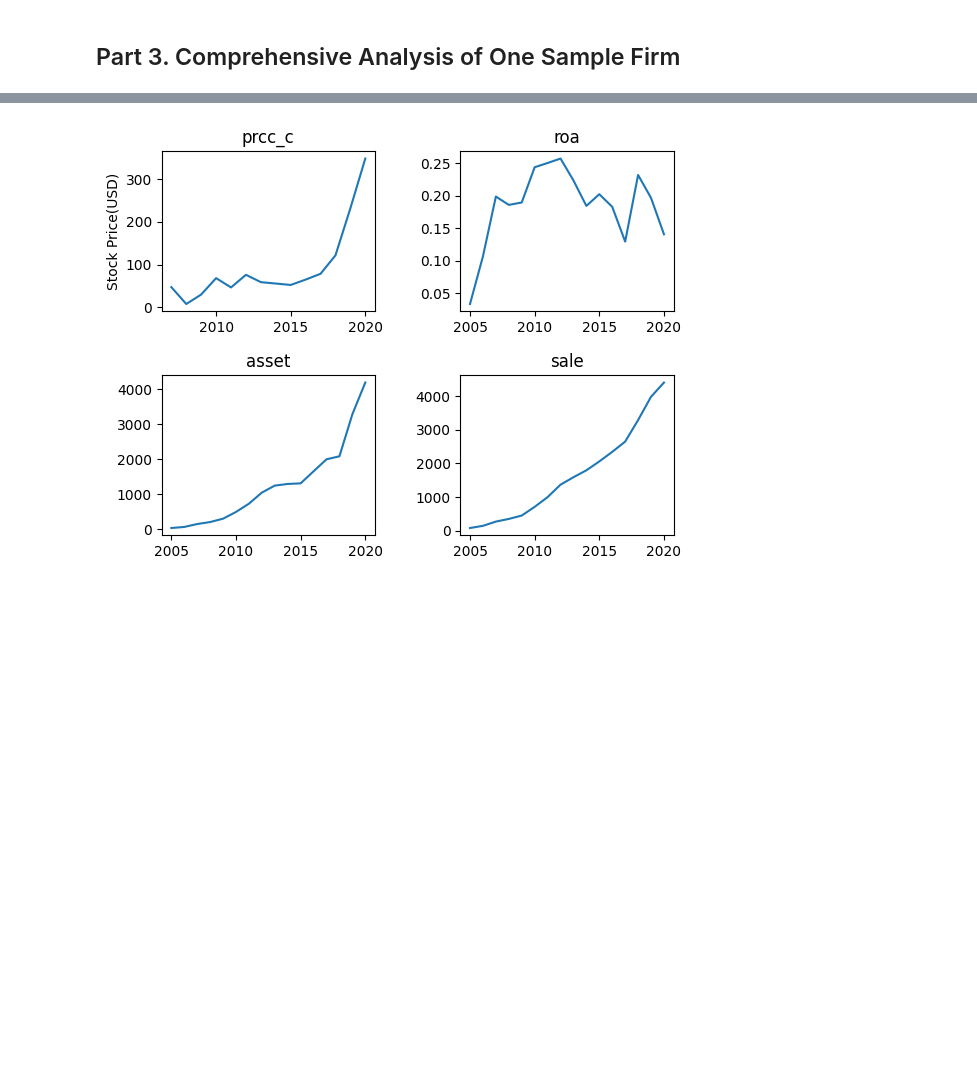
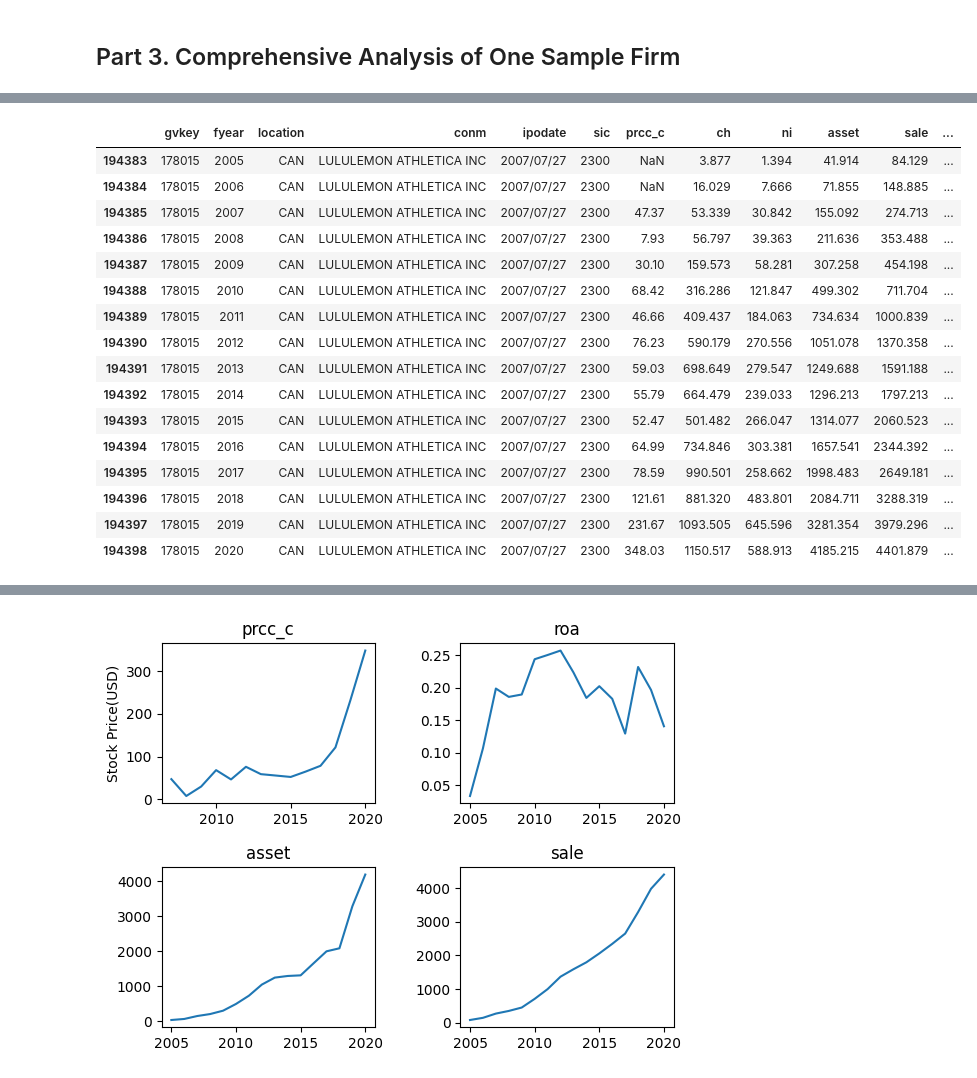
Before and after one commit to Aizenz/GroupProjectBAIT508, a Jupyter notebook: BAIT_508_Project_Industry_Analysis.ipynb, the cells around one changed output, grey strips where cells are left out. Cells and saved outputs as stored; diff of their text form; code cells hidden in the pictures; blank space fills up the shorter version.

```diff
--- a/BAIT_508_Project_Industry_Analysis.ipynb
+++ b/BAIT_508_Project_Industry_Analysis.ipynb
@@ -390,5 +390,24 @@ d.most_similar(firm = 178015, topn = 5)
 # %%
 # Records of LULULEMON ATHLETICA INC across all years
 
 luludf = original_df[original_df['gvkey'] == 178015]
+luludf
+# %% [output]
+|  | gvkey | fyear | location | conm | ipodate | sic | prcc_c | ch | ni | asset | sale | ... |
+| 194383 | 178015 | 2005 | CAN | LULULEMON ATHLETICA INC | 2007/07/27 | 2300 | NaN | 3.877 | 1.394 | 41.914 | 84.129 | ... |
+| 194384 | 178015 | 2006 | CAN | LULULEMON ATHLETICA INC | 2007/07/27 | 2300 | NaN | 16.029 | 7.666 | 71.855 | 148.885 | ... |
+| 194385 | 178015 | 2007 | CAN | LULULEMON ATHLETICA INC | 2007/07/27 | 2300 | 47.37 | 53.339 | 30.842 | 155.092 | 274.713 | ... |
+| 194386 | 178015 | 2008 | CAN | LULULEMON ATHLETICA INC | 2007/07/27 | 2300 | 7.93 | 56.797 | 39.363 | 211.636 | 353.488 | ... |
+| 194387 | 178015 | 2009 | CAN | LULULEMON ATHLETICA INC | 2007/07/27 | 2300 | 30.10 | 159.573 | 58.281 | 307.258 | 454.198 | ... |
+| 194388 | 178015 | 2010 | CAN | LULULEMON ATHLETICA INC | 2007/07/27 | 2300 | 68.42 | 316.286 | 121.847 | 499.302 | 711.704 | ... |
+| 194389 | 178015 | 2011 | CAN | LULULEMON ATHLETICA INC | 2007/07/27 | 2300 | 46.66 | 409.437 | 184.063 | 734.634 | 1000.839 | ... |
+| 194390 | 178015 | 2012 | CAN | LULULEMON ATHLETICA INC | 2007/07/27 | 2300 | 76.23 | 590.179 | 270.556 | 1051.078 | 1370.358 | ... |
+| 194391 | 178015 | 2013 | CAN | LULULEMON ATHLETICA INC | 2007/07/27 | 2300 | 59.03 | 698.649 | 279.547 | 1249.688 | 1591.188 | ... |
+| 194392 | 178015 | 2014 | CAN | LULULEMON ATHLETICA INC | 2007/07/27 | 2300 | 55.79 | 664.479 | 239.033 | 1296.213 | 1797.213 | ... |
+| 194393 | 178015 | 2015 | CAN | LULULEMON ATHLETICA INC | 2007/07/27 | 2300 | 52.47 | 501.482 | 266.047 | 1314.077 | 2060.523 | ... |
+| 194394 | 178015 | 2016 | CAN | LULULEMON ATHLETICA INC | 2007/07/27 | 2300 | 64.99 | 734.846 | 303.381 | 1657.541 | 2344.392 | ... |
+| 194395 | 178015 | 2017 | CAN | LULULEMON ATHLETICA INC | 2007/07/27 | 2300 | 78.59 | 990.501 | 258.662 | 1998.483 | 2649.181 | ... |
+| 194396 | 178015 | 2018 | CAN | LULULEMON ATHLETICA INC | 2007/07/27 | 2300 | 121.61 | 881.320 | 483.801 | 2084.711 | 3288.319 | ... |
+| 194397 | 178015 | 2019 | CAN | LULULEMON ATHLETICA INC | 2007/07/27 | 2300 | 231.67 | 1093.505 | 645.596 | 3281.354 | 3979.296 | ... |
+| 194398 | 178015 | 2020 | CAN | LULULEMON ATHLETICA INC | 2007/07/27 | 2300 | 348.03 | 1150.517 | 588.913 | 4185.215 | 4401.879 | ... |
 # %%
```
Also changed, not shown: parts of 11 cells of this notebook, 1 other file.
